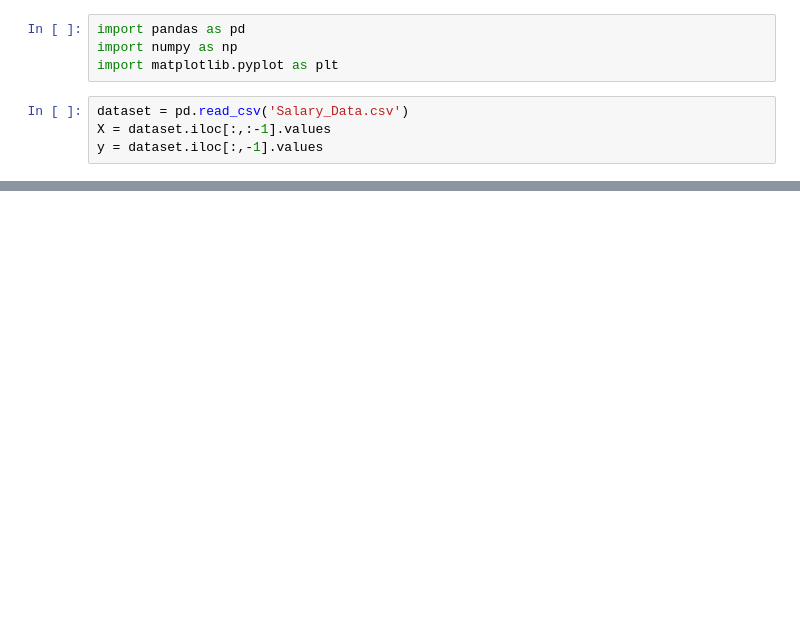
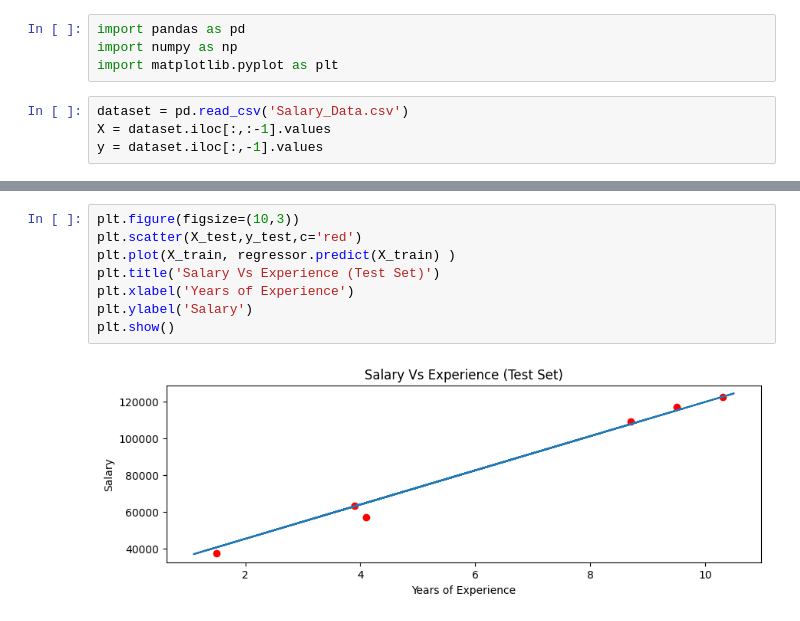
Before and after one commit to XXRadeonXFX/ML_Basics, a Jupyter notebook: Machine Learning A-Z (Codes and Datasets)/Part 2 - Regression/Section 4 - Simple Linear Regression/Python/Practice.ipynb, the cells around one changed output, grey strips where cells are left out. Drawn from its saved outputs; the diff is of its cells as text; blank space fills up the shorter version.

```diff
--- a/Machine Learning A-Z (Codes and Datasets)/Part 2 - Regression/Section 4 - Simple Linear Regression/Python/Practice.ipynb
+++ b/Machine Learning A-Z (Codes and Datasets)/Part 2 - Regression/Section 4 - Simple Linear Regression/Python/Practice.ipynb
@@ -61,0 +40,10 @@ X_train, y_train
+# %%
+plt.figure(figsize=(10,3))
+plt.scatter(X_test,y_test,c='red')
+plt.plot(X_train, regressor.predict(X_train) )
+plt.title('Salary Vs Experience (Test Set)')
+plt.xlabel('Years of Experience')
+plt.ylabel('Salary')
+plt.show()
+# %% [output]
+[figure, added]
```
Also changed, not shown: parts of 7 cells of this notebook.
